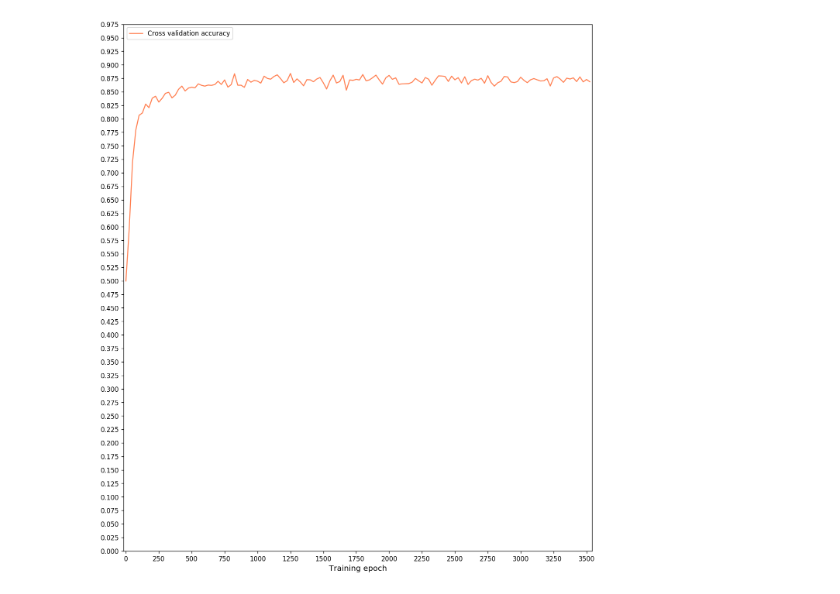
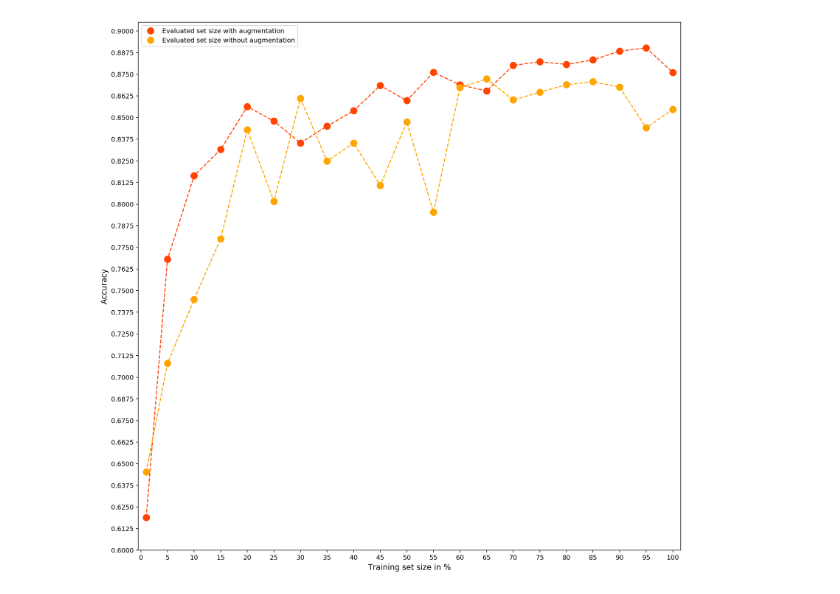
Before and after one commit to aleksmitov/microfossil_classification, a Jupyter notebook: data_plots.ipynb, the cells around one changed output. Cells and saved outputs as stored; diff of their text form; code cells hidden in the pictures.

```diff
--- a/data_plots.ipynb
+++ b/data_plots.ipynb
@@ -112,62 +112,79 @@ def plot_size_power_curves(dir_path):
     plt.xticks(np.arange(0, 9600+1, 250))
     plt.yticks(np.arange(0, 1.0, 0.025))
     plt.margins(0.005)
     plt.xlabel("Training epoch", fontdict=None, labelpad=None, fontsize=12)
 
     handles = []
     for i in range(0, len(steps)):
         handle, = plt.plot(steps[i], values[i], label=labels[i], color=None)
         handles.append(handle)
 
     plt.legend(handles=handles, loc='upper left')
     pb.savefig("size_power.png", bbox_inches='tight')
     plt.show()
 
 
-def plot_size_power_points(dir_path):
-    files = get_files_in_dir(dir_path)
-    labels = [os.path.splitext(os.path.basename(file))[0] for file in files]
-    percents = [int(label.split("_")[1]) for label in labels]
-    file_percent_pairs = zip(files, percents)
-    file_percent_pairs = sorted(file_percent_pairs, key=lambda tup: tup[1])
-    files = [file for (file, percent) in file_percent_pairs]
-    percents = [percent for (file, percent) in file_percent_pairs]
-    step_value_maps = [load_tensorflow_csv(file) for file in files]
-    avg_points = []
-    for step_value_map in step_value_maps:
-        current_pairs = [(map_key, step_value_map[map_key]) for map_key in step_value_map]
-        sorted_pairs = sorted(current_pairs, key=lambda tup: tup[0])
-        avg_accuracy = 0.0
-        total_points = 0.0
-        step_increment = 25
-        total_steps = int(500 / 25)
-        for i in range(len(sorted_pairs)-1, len(sorted_pairs)-total_steps-1, -1):
-            avg_accuracy += sorted_pairs[i][1]
-            total_points += 1
-        avg_accuracy /= total_points
-        print("avg_accuracy: {}".format(avg_accuracy))
-        avg_points.append(avg_accuracy)
+def plot_size_power_points(dir_path_with_augmentation, dir_path_without_augmentation=None):
+    def get_plot_data(dir_path):
+        files = get_files_in_dir(dir_path)
+        labels = [os.path.splitext(os.path.basename(file))[0] for file in files]
+        percents = [int(label.split("_")[1]) for label in labels]
+        file_percent_pairs = zip(files, percents)
+        file_percent_pairs = sorted(file_percent_pairs, key=lambda tup: tup[1])
+        files = [file for (file, percent) in file_percent_pairs]
+        percents = [percent for (file, percent) in file_percent_pairs]
+        step_value_maps = [load_tensorflow_csv(file) for file in files]
+        avg_points = []
+        for step_value_map in step_value_maps:
+            current_pairs = [(map_key, step_value_map[map_key]) for map_key in step_value_map]
+            sorted_pairs = sorted(current_pairs, key=lambda tup: tup[0])
+            avg_accuracy = 0.0
+            total_points = 0.0
+            step_increment = 25
+            total_steps = int(500 / 25)
+            for i in range(len(sorted_pairs)-1, len(sorted_pairs)-total_steps-1, -1):
+                avg_accuracy += sorted_pairs[i][1]
+                total_points += 1
+            avg_accuracy /= total_points
+            #print("avg_accuracy: {}".format(avg_accuracy))
+            avg_points.append(avg_accuracy)
 
+        return percents, avg_points
+
+    percents, avg_points = get_plot_data(dir_path_with_augmentation)
+    #np_avg_points = np.array(avg_points)
+    #print("Augmentation points STD: ", np_avg_points.std())
     # Everything's computed, time to draw some fancy stuff
-    plt.figure(figsize=(15,15), dpi=120) # Plot dimensions
-    plt.ylim(0.0,0.93) # Set range for y values
+    plt.figure(figsize=(15,15), dpi=220) # Plot dimensions
+    plt.ylim(0.6,0.905) # Set range for y values
     plt.xticks(np.arange(0, 100+1, 5))
-    plt.yticks(np.arange(0, 1.0, 0.025))
+    plt.yticks(np.arange(0.6, 0.9, 0.0125))
     plt.margins(0.015)
     plt.xlabel("Training set size in %", fontdict=None, labelpad=None, fontsize=12)
     plt.ylabel("Accuracy", fontdict=None, labelpad=None, fontsize=12)
 
     handles = []
-    handle, = plt.plot(percents, avg_points, "o", color="coral", ms=10, label="Evaluated set size")
+    handle, = plt.plot(percents, avg_points, "o", color="orangered", ms=10, label="Evaluated set size with augmentation")
+    handles.append(handle)
 
-    plt.plot(percents, avg_points, "--", color="coral")
+    plt.plot(percents, avg_points, "--", color="orangered")
 
-    plt.legend(handles=[handle], loc='upper left')
+    if dir_path_without_augmentation is not None:
+        percents2, avg_points2 = get_plot_data(dir_path_without_augmentation)
+        #np_avg_points2 = np.array(avg_points2)
+        #print("No augmentation points STD: ", np_avg_points2.std())
+        #print("Avg % diff: ", 100*(np_avg_points.mean() - np_avg_points2.mean()))
+        handle, = plt.plot(percents2, avg_points2, "o", color="orange", ms=10, label="Evaluated set size without augmentation")
+        plt.plot(percents2, avg_points2, "--", color="orange")
+        handles.append(handle)
+
+
+    plt.legend(handles=handles, loc='upper left')
     pb.savefig("size_power_points.png", bbox_inches='tight')
     plt.show()
 
 
-plot_cross_validation(DATA_ACCURACY_DIR_PATH)
-#plot_size_power_points(POWER_TEST_DIR_PATH)
+#plot_cross_validation(DATA_ACCURACY_DIR_PATH)
+plot_size_power_points(POWER_TEST_DIR_PATH, os.path.join(POWER_TEST_DIR_PATH, "no_augmentation"))
 # %% [output]
-[figure, old version]
+[figure, new version]
```
Also changed, not shown: parts of 1 cell of this notebook.
